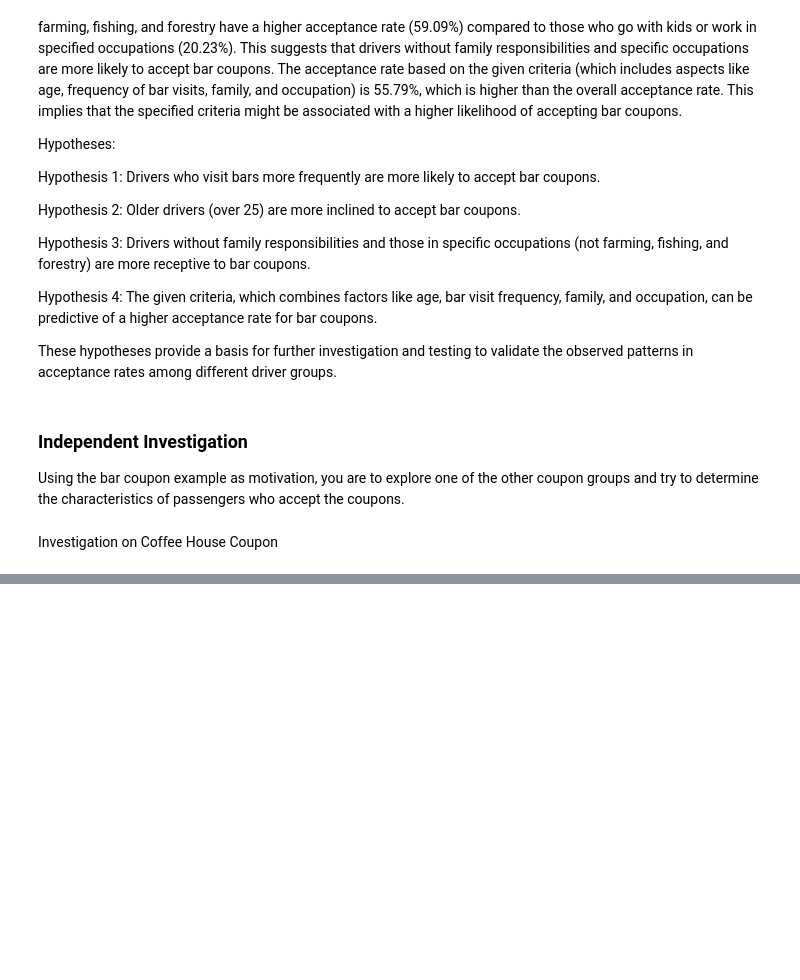
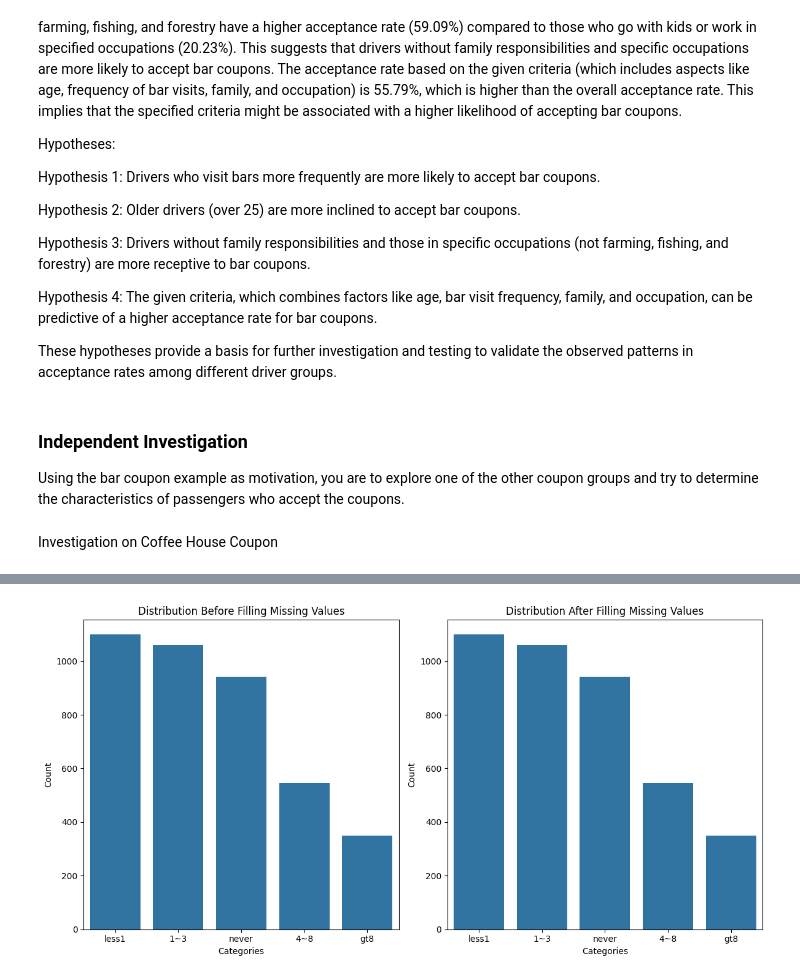
Before and after one commit to shivaallala/Customer_Coupon, a Jupyter notebook: prompt.ipynb, the cells around one changed output, grey strips where cells are left out. Saved outputs shown, nothing was run; the diff lists cells and outputs as text; code cells hidden in the pictures; blank space fills up the shorter version.

```diff
--- a/prompt.ipynb
+++ b/prompt.ipynb
@@ -392,0 +428,4 @@ Coffee_House
+# %%
+#ch dataframe created that only includes data where the coupon is only coffee house coupon
+ch = data[data['coupon'] == 'Coffee House']
+ch
@@ -392,0 +453,10 @@ Coffee_House
+# %%
+# Identify missing values
+missing_values = ch['CoffeeHouse'].isnull()
+
+# Count the occurrences of each category before filling
+original_category_counts = ch['CoffeeHouse'].value_counts()
+
+# Create a probability distribution based on existing categories
+category_probabilities = original_category_counts / original_category_counts.sum()
+category_probabilities
@@ -392,0 +471,10 @@ Coffee_House
+# %%
+# for reproducibility
+np.random.seed(42)
+
+# Randomly fill missing values based on the existing distribution
+ch.loc[missing_values, 'CoffeeHouse'] = np.random.choice(category_probabilities.index, size=missing_values.sum(), p=category_probabilities)
+
+# Count the occurrences of each category after filling
+filled_category_counts = ch['CoffeeHouse'].value_counts()
+filled_category_counts
@@ -392,0 +506,20 @@ Coffee_House
+# %%
+# Plot the distribution before and after filling
+plt.figure(figsize=(12, 6))
+
+plt.subplot(1, 2, 1)
+sns.barplot(x=original_category_counts.index, y=original_category_counts.values)
+plt.title('Distribution Before Filling Missing Values')
+plt.xlabel('Categories')
+plt.ylabel('Count')
+
+plt.subplot(1, 2, 2)
+sns.barplot(x=filled_category_counts.index, y=filled_category_counts.values)
+plt.title('Distribution After Filling Missing Values')
+plt.xlabel('Categories')
+plt.ylabel('Count')
+
+plt.tight_layout()
+plt.show()
+# %% [output]
+[figure, added]
```
Also changed, not shown: parts of 27 cells of this notebook.
